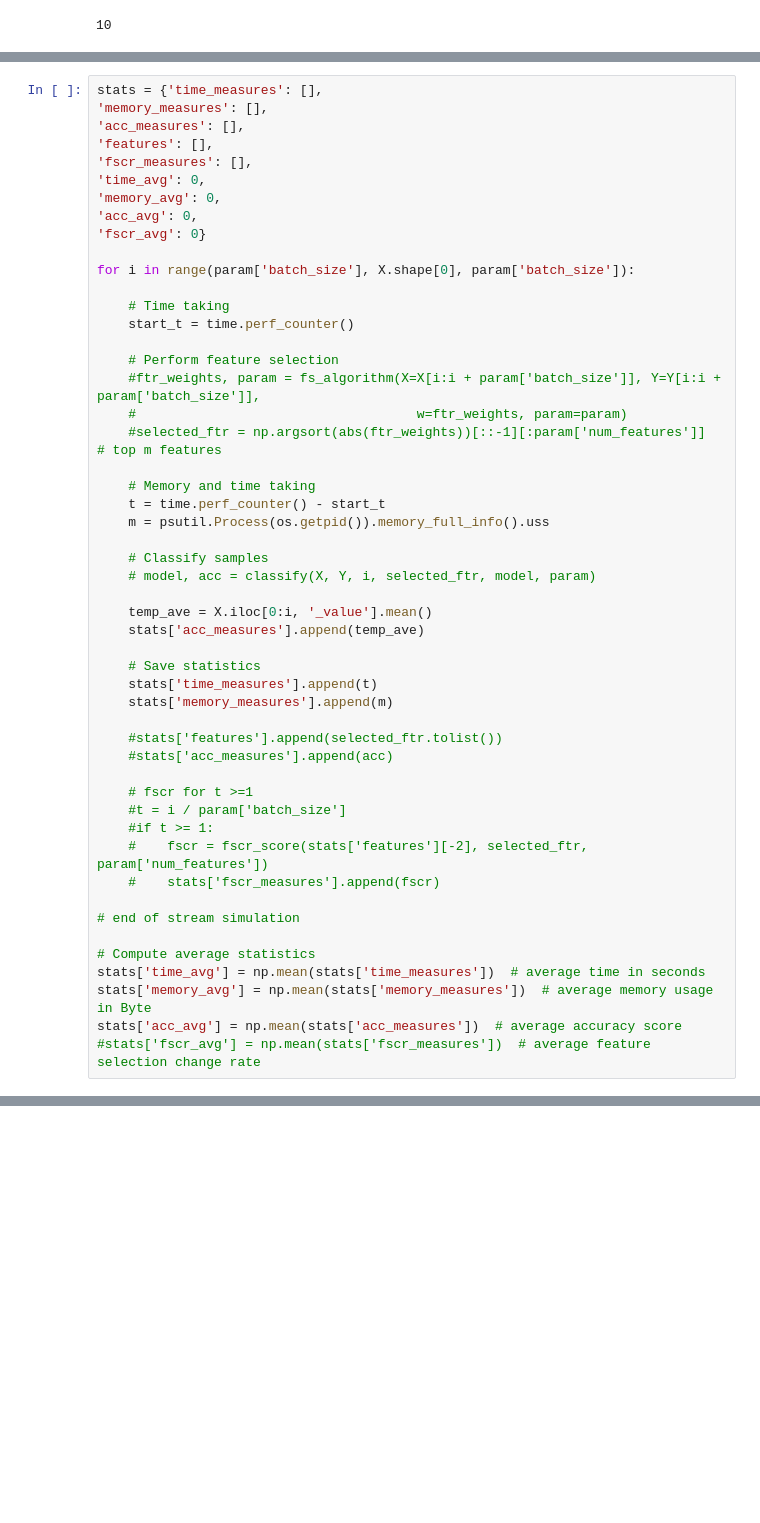
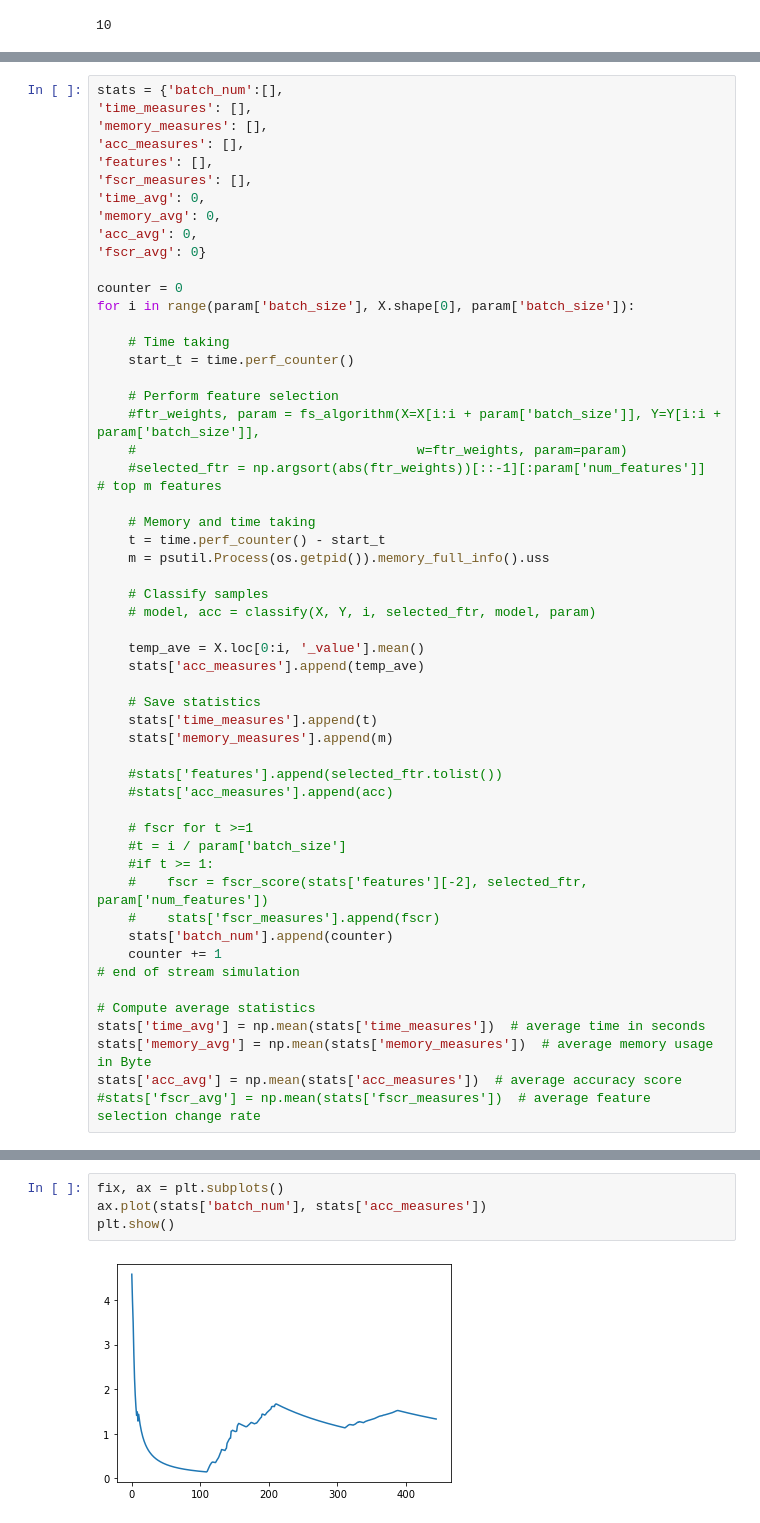
Before and after one commit to ubco-mds-2020-labs/w2020-data599-capstone-projects-ubc-udl, a Jupyter notebook: code/ns-scratch/test-influx.ipynb, the cells around one changed output, grey strips where cells are left out. Saved outputs shown, nothing was run; the diff lists cells and outputs as text; blank space fills up the shorter version.

```diff
--- a/code/ns-scratch/test-influx.ipynb
+++ b/code/ns-scratch/test-influx.ipynb
@@ -73,5 +74,6 @@ import time
 # %%
-stats = {'time_measures': [],
+stats = {'batch_num':[],
+'time_measures': [],
 'memory_measures': [],
 'acc_measures': [],
 'features': [],
@@ -81,6 +83,7 @@ stats = {'time_measures': [],
 'acc_avg': 0,
 'fscr_avg': 0}
 
+counter = 0
 for i in range(param['batch_size'], X.shape[0], param['batch_size']):
 
     # Time taking
@@ -98,7 +101,7 @@ for i in range(param['batch_size'], X.shape[0], param['batch_size']):
     # Classify samples
     # model, acc = classify(X, Y, i, selected_ftr, model, param)
 
-    temp_ave = X.iloc[0:i, '_value'].mean()
+    temp_ave = X.loc[0:i, '_value'].mean()
     stats['acc_measures'].append(temp_ave)
 
     # Save statistics
@@ -113,7 +116,8 @@ for i in range(param['batch_size'], X.shape[0], param['batch_size']):
     #if t >= 1:
     #    fscr = fscr_score(stats['features'][-2], selected_ftr, param['num_features'])
     #    stats['fscr_measures'].append(fscr)
-
+    stats['batch_num'].append(counter)
+    counter += 1
 # end of stream simulation
 
 # Compute average statistics
@@ -125,0 +132,6 @@ ValueError: Location based indexing can only have [integer, integer slice (START
+# %%
+fix, ax = plt.subplots()
+ax.plot(stats['batch_num'], stats['acc_measures'])
+plt.show()
+# %% [output]
+[figure, added]
```
Also changed, not shown: parts of 4 cells of this notebook, 2 other files.
